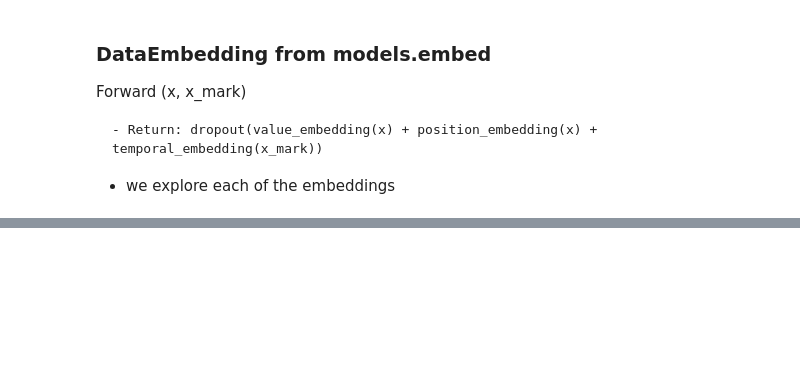
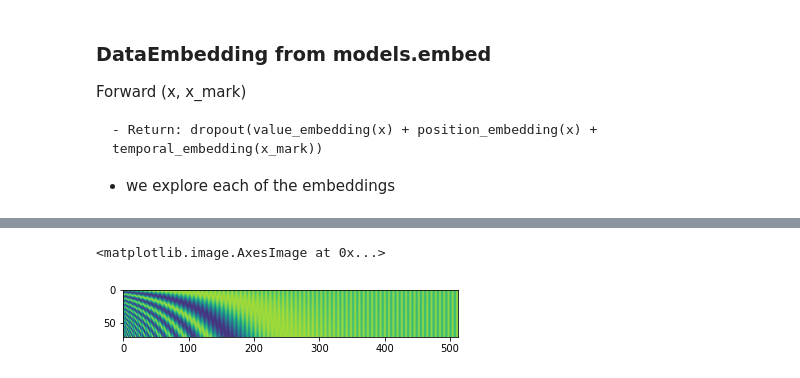
Before and after one commit to Biksbois/BiksStonks, a Jupyter notebook: Forcasting_Models/Informer/inform.ipynb, the cells around one changed output, grey strips where cells are left out. Saved outputs shown, nothing was run; the diff lists cells and outputs as text; code cells hidden in the pictures; blank space fills up the shorter version.

```diff
--- a/Forcasting_Models/Informer/inform.ipynb
+++ b/Forcasting_Models/Informer/inform.ipynb
@@ -12,9 +19,10 @@ from data.data_loader import Dataset_Custom
 ## Encoding of the raw timeseries
 - --> into a representation with temporal encoding embedded into the representation
 # %%
-root_path = '.'
+root_path = 'data/'
 flag = 'train'
-size = [72, 48, 24] # seq_len, lbl_len, pred_len
+seq_len, lbl_len, pred_len = 72, 48, 24
+size = [seq_len, lbl_len, pred_len]
 features = 'MS' # Multivariate feautures IN, Single OUT
 data_path = 'dbank_h.csv'
 target = 'close'
@@ -89,3 +97,11 @@ Forward (x, x_mark)
 
 
 - we explore each of the embeddings
+# %%
+# Reading first sample and wrapping in batch
+x, y, x_mark, y_mark = train_data.__getitem__(0)
+x = torch.tensor(x, dtype=torch.float32).unsqueeze(0)
+y = torch.tensor(y, dtype=torch.float32).unsqueeze(0)
+x_mark = torch.tensor(x_mark, dtype=torch.float32).unsqueeze(0)
+y_mark = torch.tensor(y_mark, dtype=torch.float32).unsqueeze(0)
+x.shape, y.shape, x_mark.shape, y_mark.shape
@@ -99,0 +218,7 @@ d_model = 512 # dimension of the model, matches with n_heads = 8
+# %%
+# forward function for pe
+pe[:, :x.size(1)].shape
+plt.imshow(pe[0, :x.size(1)], cmap='viridis')
+# %% [output]
+<matplotlib.image.AxesImage at 0x...>
+[figure, added]
```
Also changed, not shown: parts of 19 cells of this notebook.
